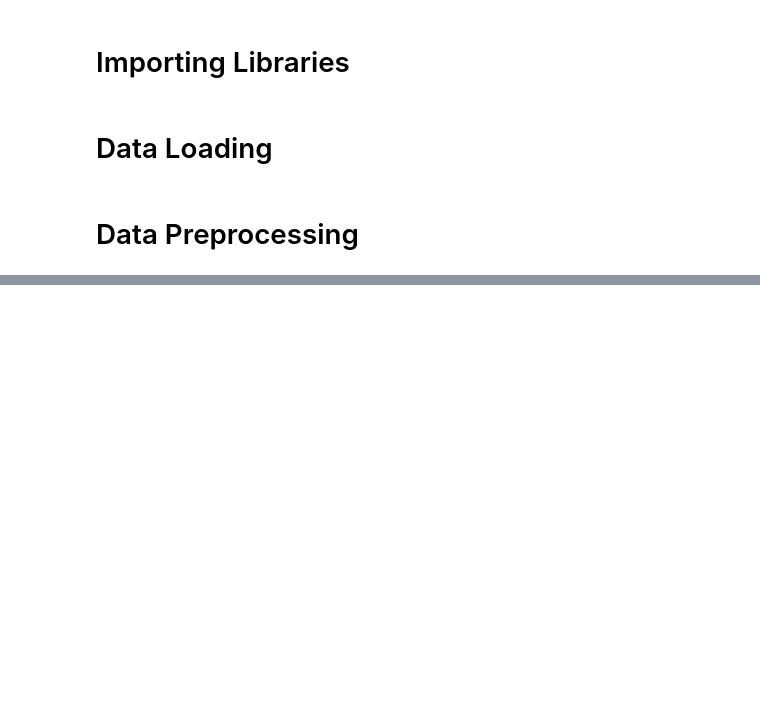
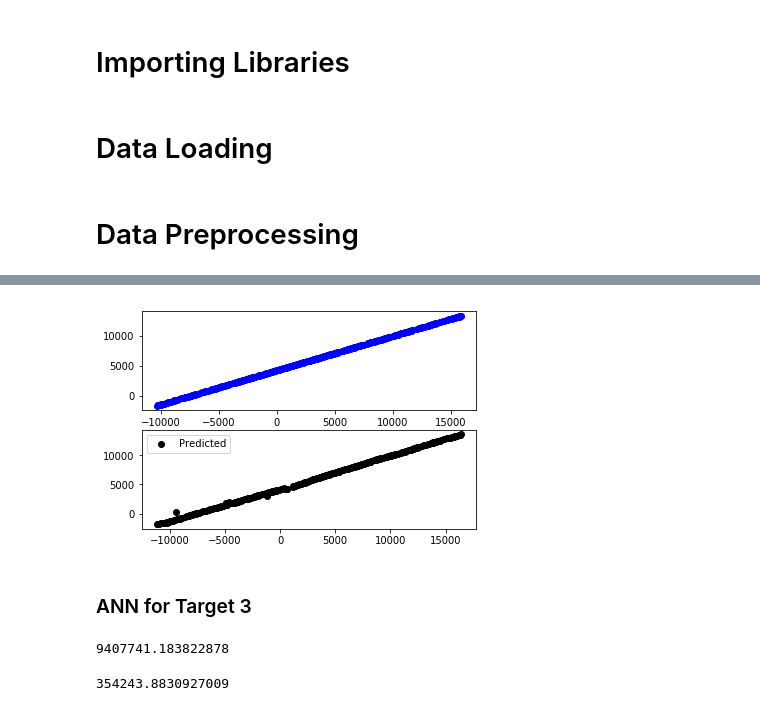
Before and after one commit to alishdipani/Tracking-ships-using-1-D-sonar-sensor-data, a Jupyter notebook: Tracking_Ships.ipynb, the cells around one changed output, grey strips where cells are left out. Saved outputs shown, nothing was run; the diff lists cells and outputs as text; code cells hidden in the pictures; blank space fills up the shorter version.

```diff
--- a/Tracking_Ships.ipynb
+++ b/Tracking_Ships.ipynb
@@ -126,0 +374,12 @@ for i in range(len(T1TruthFrequency)):
+# %%
+#Train test split
+import sklearn
+from sklearn import model_selection
+X_train, X_test, y_train, y_test = model_selection.train_test_split(X,y,test_size=0.33,random_state=5)
+# %%
+# Feature scaling
+from sklearn import preprocessing
+#scaler = preprocessing.MinMaxScaler()
+scaler = preprocessing.RobustScaler()
+X_train = scaler.fit_transform(X_train)
+X_test = scaler.fit_transform(X_test)
@@ -126,0 +406,19 @@ for i in range(len(T1TruthFrequency)):
+# %%
+y_test_x = []
+y_test_y = []
+y_pred_x = []
+y_pred_y = []
+for i in range(len(y_test)):
+    y_test_x.append(y_test[i][0])
+    y_test_y.append(y_test[i][1])
+    y_pred_x.append(y_pred[i][0])
+    y_pred_y.append(y_pred[i][1])
+# %%
+plt.subplot(2,1,1).scatter(y_test_x,y_test_y,color='b',label='Original')
+plt.subplot(2,1,2).scatter(y_pred_x,y_pred_y,color='k',label='Predicted')
+plt.legend()
+plt.show()
+# %% [output]
+[figure, added]
+# %% [markdown]
+### ANN for Target 3
@@ -126,0 +459,21 @@ for i in range(len(T1TruthFrequency)):
+# %%
+#Linear Regression
+from sklearn.linear_model import LinearRegression
+clf = LinearRegression().fit(X_train,y_train)
+from sklearn.metrics import mean_squared_error
+y_pred = clf.predict(X_test)
+acc = mean_squared_error(y_test, y_pred)
+print(acc)
+# %% [output]
+9407741.183822878
+# %%
+#ANN
+from sklearn.neural_network import MLPRegressor
+clf = MLPRegressor(hidden_layer_sizes=(500),solver='lbfgs').fit(X_train,y_train)
+#clf = MLPRegressor(hidden_layer_sizes=(20,20),solver='adam',max_iter=5000).fit(X_train,y_train)
+from sklearn.metrics import mean_squared_error
+y_pred = clf.predict(X_test)
+acc = mean_squared_error(y_test, y_pred)
+print(acc)
+# %% [output]
+354243.8830927009
```
Also changed, not shown: parts of 31 cells of this notebook.
